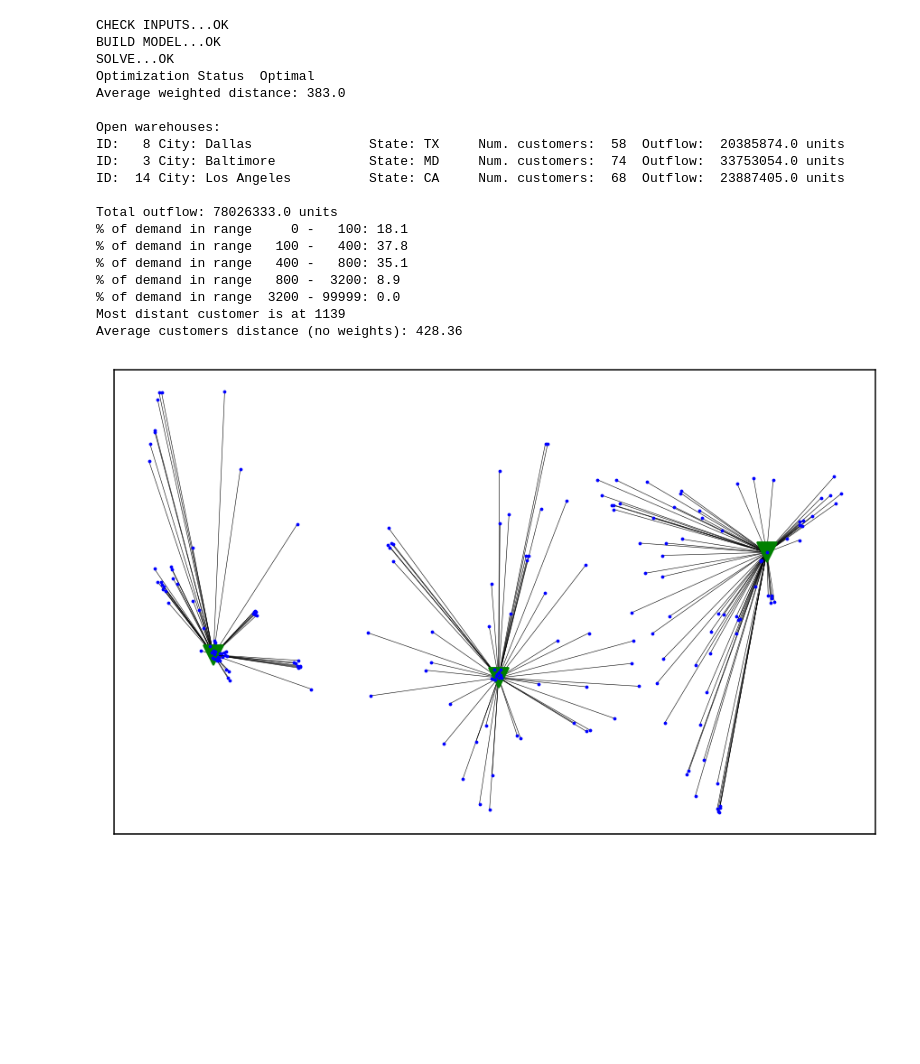
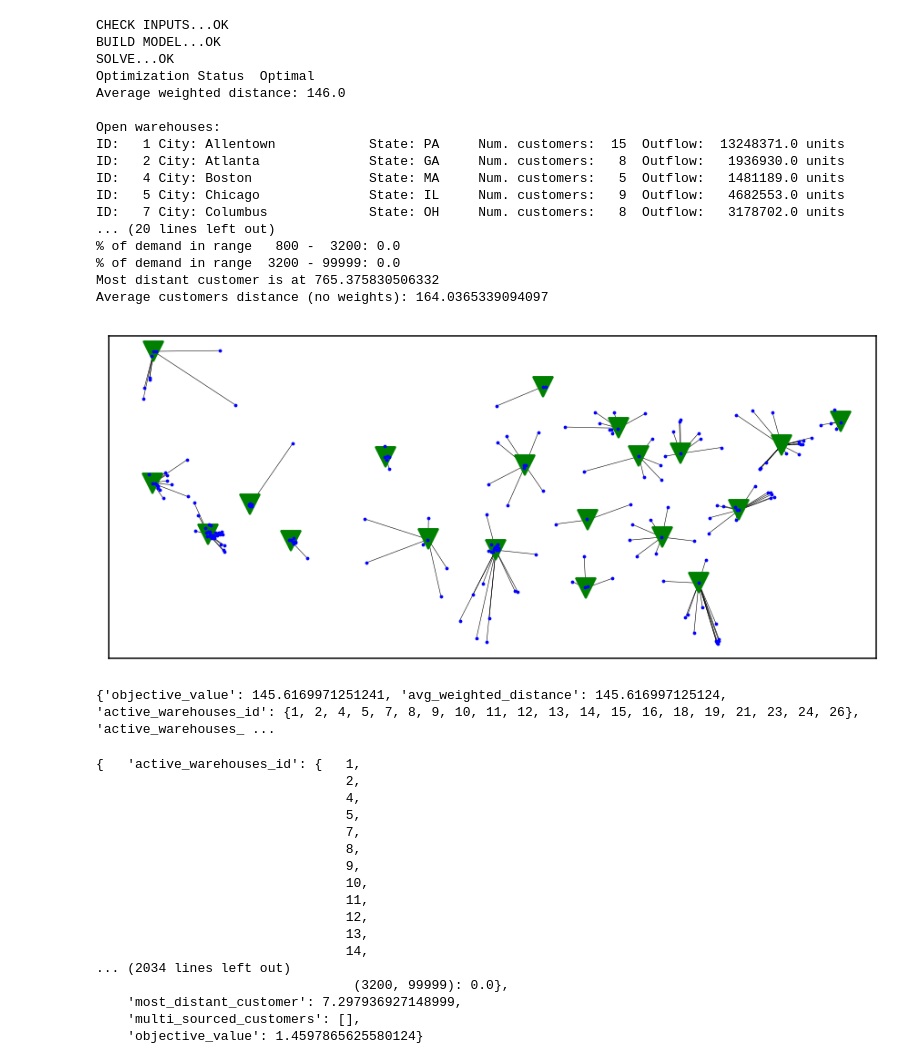
Before and after one commit to ropinotex/network_optimization, a Jupyter notebook: WarehouseNetworkOptimization.ipynb, the cells around one changed output. Cells and saved outputs as stored; diff of their text form; code cells hidden in the pictures; blank space fills up the shorter version.

```diff
--- a/WarehouseNetworkOptimization.ipynb
+++ b/WarehouseNetworkOptimization.ipynb
@@ -8,3 +15,5 @@ from data.scenario_1 import warehouses, customers, distance
+# %%
+distance = calculate_dm(warehouses, customers, use_haversine=True)
 # %%
 # Plot the data
 # You can control the colors and shapes in the plot using the following parameters (also in the netopt function):
@@ -75,55 +86,71 @@ Average customers distance (no weights): 428.36
 # By adding the parameter distance_ranges the functions returns the % of the demand
 # within the passed distance ranges. For example, if distance_ranges = [0, 100, 200]
 # the functions return the percentage of demand in the ranges [0, 100], (100, 200], (200, 99999]
 # where 99999 is used to represent a very long distance (i.e. infinite distance).
 # By changing the parameter num_warehouses and distance_ranges you can test different scenarios.
 # The parameter distance_ranges must be a list of increasing numbers. If you do not pass 0 as the first value
 # it will be automatically added
 
-results = netopt(num_warehouses=3,
+results = netopt(num_warehouses=20,
                  objective='mindistance',
                  warehouses=warehouses,
                  customers=customers,
                  distance=distance,
                  distance_ranges=[0, 100, 400, 800, 3200],
                  plot=True,
                  hide_inactive=True,
                  warehouse_marker='s',
                  warehouse_markercolor='red',
                  warehouse_markersize=6,
                  warehouse_active_markersize=12,
                  customer_marker='o',
                  customer_markercolor='blue',
                  customer_markersize=1)
 # %% [output]
 CHECK INPUTS...OK
 BUILD MODEL...OK
 SOLVE...OK
 Optimization Status  Optimal
-Average weighted distance: 383.0
+Average weighted distance: 146.0
 
 Open warehouses:
-ID:   8 City: Dallas               State: TX     Num. customers:  58  Outflow:  20385874.0 units
-ID:   3 City: Baltimore            State: MD     Num. customers:  74  Outflow:  33753054.0 units
-ID:  14 City: Los Angeles          State: CA     Num. customers:  68  Outflow:  23887405.0 units
-
-Total outflow: 78026333.0 units
-% of demand in range     0 -   100: 18.1
-% of demand in range   100 -   400: 37.8
-% of demand in range   400 -   800: 35.1
-% of demand in range   800 -  3200: 8.9
+ID:   1 City: Allentown            State: PA     Num. customers:  15  Outflow:  13248371.0 units
+ID:   2 City: Atlanta              State: GA     Num. customers:   8  Outflow:   1936930.0 units
+ID:   4 City: Boston               State: MA     Num. customers:   5  Outflow:   1481189.0 units
+ID:   5 City: Chicago              State: IL     Num. customers:   9  Outflow:   4682553.0 units
+ID:   7 City: Columbus             State: OH     Num. customers:   8  Outflow:   3178702.0 units
+... (20 lines left out)
+% of demand in range   800 -  3200: 0.0
 % of demand in range  3200 - 99999: 0.0
-Most distant customer is at 1139
-Average customers distance (no weights): 428.36
+Most distant customer is at 765.375830506332
+Average customers distance (no weights): 164.0365339094097
-[figure, old version]
+[figure, new version]
 # %%
 # The results variable contains a summary of the optimization report
-
 print(results)
+# %% [output]
+{'objective_value': 145.6169971251241, 'avg_weighted_distance': 145.616997125124, 'active_warehouses_id': {1, 2, 4, 5, 7, 8, 9, 10, 11, 12, 13, 14, 15, 16, 18, 19, 21, 23, 24, 26}, 'active_warehouses_ ...
 # %%
 # For a slightly better visualization of the results use print_solution as follows
-
 print_solution(results)
+# %% [output]
+{   'active_warehouses_id': {   1,
+                                2,
+                                4,
+                                5,
+                                7,
+                                8,
+                                9,
+                                10,
+                                11,
+                                12,
+                                13,
+                                14,
+... (2034 lines left out)
+                                 (3200, 99999): 0.0},
+    'most_distant_customer': 7.297936927148999,
+    'multi_sourced_customers': [],
+    'objective_value': 1.4597865625580124}
 # %%
 # It is also possible to force warehouses to be open (for example, to force using the current warehouse)
 # of closed (to avoid the selection of some candidate).
```
Also changed, not shown: parts of 12 cells of this notebook, 4 other files.
